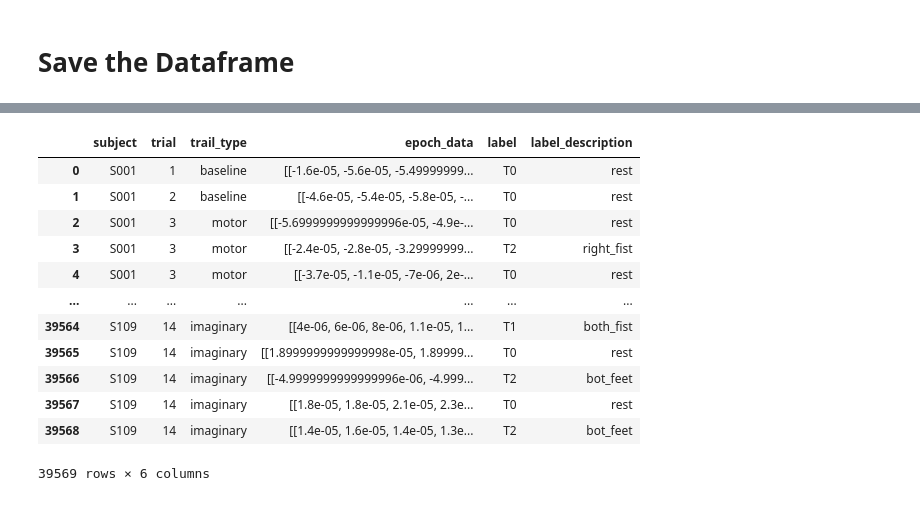
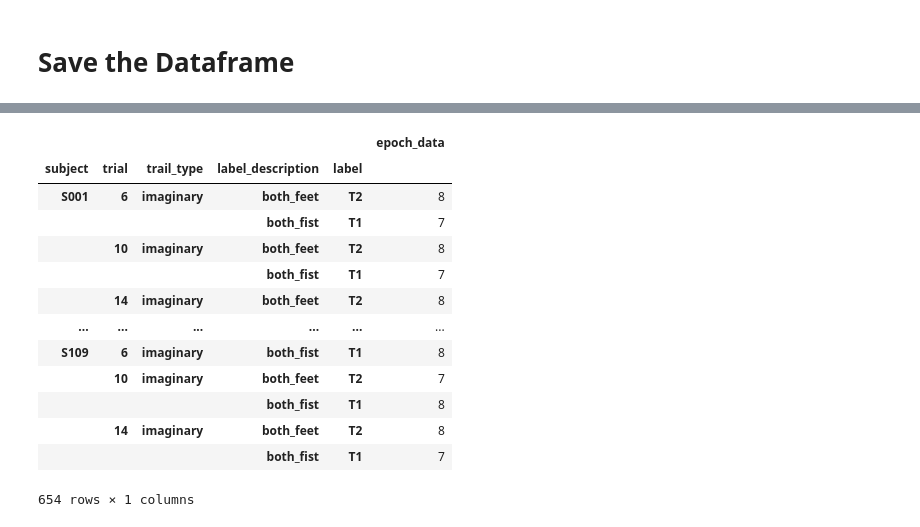
Before and after one commit to santhoshkavi123/TENSORFLOW, a Jupyter notebook: PhysicoNet/main/NTBK_DataExtraction.ipynb, the cells around one changed output, grey strips where cells are left out. Drawn from its saved outputs; the diff is of its cells as text; code cells hidden in the pictures.

```diff
--- a/PhysicoNet/main/NTBK_DataExtraction.ipynb
+++ b/PhysicoNet/main/NTBK_DataExtraction.ipynb
@@ -50,7 +50,7 @@ class EEGProcessor:
         elif trail_num in [3, 4, 7, 8, 11, 12]:
             return ("rest", "left_fist", "right_fist")
         elif trail_num in [5, 6, 9, 10, 13, 14]:
-            return ("rest", "both_fist", "bot_feet")
+            return ("rest", "both_fist", "both_feet")
 
     # --- Metadata extraction ---
     def extract_metadata(self) -> pd.DataFrame:
@@ -179 +209,18 @@ right_fist
+# %%
+epochs_df[(epochs_df["trail_type"]=="imaginary") & (epochs_df["label_description"].isin(["both_fist", "both_feet"]))].groupby(["subject", "trial", "trail_type", "label_description","label"]).count()
+# %% [output]
+|  |  |  |  |  | epoch_data |
+| subject | trial | trail_type | label_description | label |  |
+| S001 | 6 | imaginary | both_feet | T2 | 8 |
+|  |  |  | both_fist | T1 | 7 |
+|  | 10 | imaginary | both_feet | T2 | 8 |
+|  |  |  | both_fist | T1 | 7 |
+|  | 14 | imaginary | both_feet | T2 | 8 |
+| ... | ... | ... | ... | ... | ... |
+| S109 | 6 | imaginary | both_fist | T1 | 8 |
+|  | 10 | imaginary | both_feet | T2 | 7 |
+|  |  |  | both_fist | T1 | 8 |
+|  | 14 | imaginary | both_feet | T2 | 8 |
+|  |  |  | both_fist | T1 | 7 |
+654 rows × 1 columns
 # %%
@@ -181,16 +227,0 @@ epochs_df.to_pickle("../data/processed/eeg_processed.pkl")
-# %%
-epochs_df
-# %% [output]
-|  | subject | trial | trail_type | epoch_data | label | label_description |
-| 0 | S001 | 1 | baseline | [[-1.6e-05, -5.6e-05, -5.49999999... | T0 | rest |
-| 1 | S001 | 2 | baseline | [[-4.6e-05, -5.4e-05, -5.8e-05, -... | T0 | rest |
-| 2 | S001 | 3 | motor | [[-5.6999999999999996e-05, -4.9e-... | T0 | rest |
-| 3 | S001 | 3 | motor | [[-2.4e-05, -2.8e-05, -3.29999999... | T2 | right_fist |
-| 4 | S001 | 3 | motor | [[-3.7e-05, -1.1e-05, -7e-06, 2e-... | T0 | rest |
-| ... | ... | ... | ... | ... | ... | ... |
-| 39564 | S109 | 14 | imaginary | [[4e-06, 6e-06, 8e-06, 1.1e-05, 1... | T1 | both_fist |
-| 39565 | S109 | 14 | imaginary | [[1.8999999999999998e-05, 1.89999... | T0 | rest |
-| 39566 | S109 | 14 | imaginary | [[-4.9999999999999996e-06, -4.999... | T2 | bot_feet |
-| 39567 | S109 | 14 | imaginary | [[1.8e-05, 1.8e-05, 2.1e-05, 2.3e... | T0 | rest |
-| 39568 | S109 | 14 | imaginary | [[1.4e-05, 1.6e-05, 1.4e-05, 1.3e... | T2 | bot_feet |
-39569 rows × 6 columns
```
Also changed, not shown: parts of 4 cells of this notebook, 11 other files.
